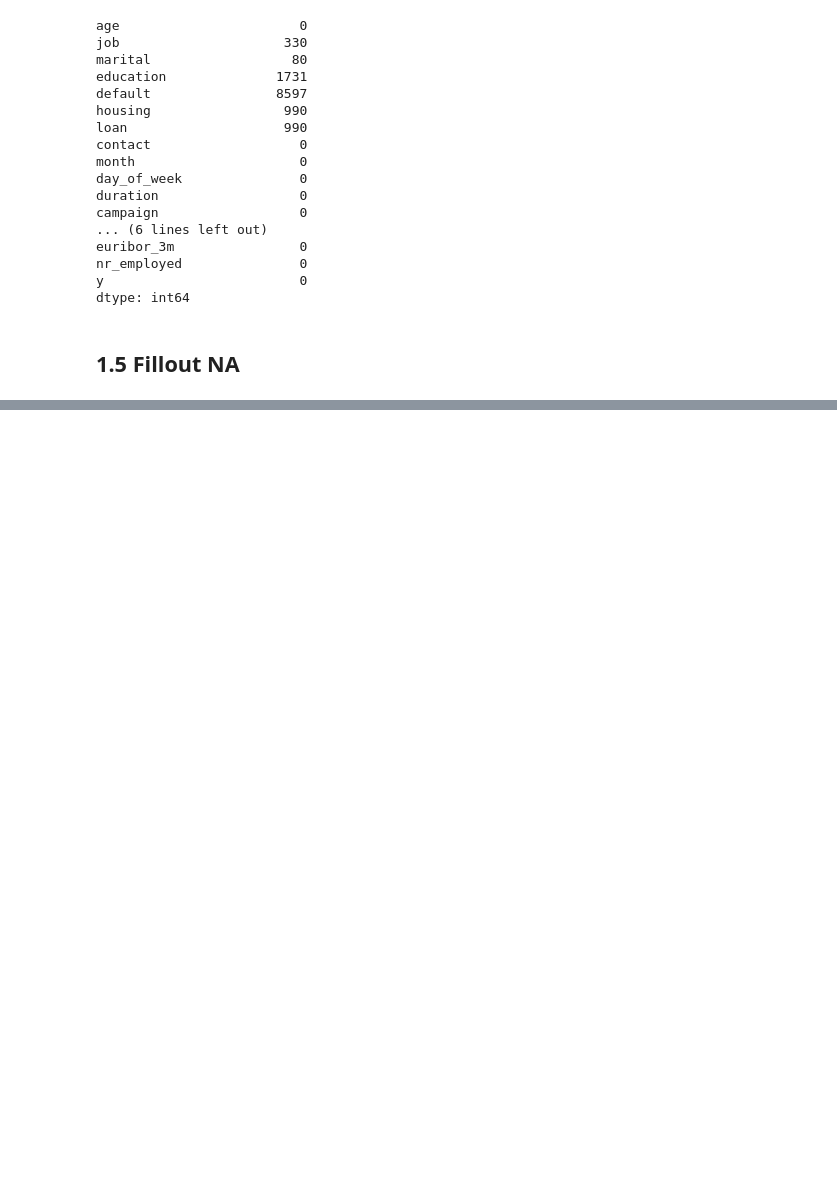
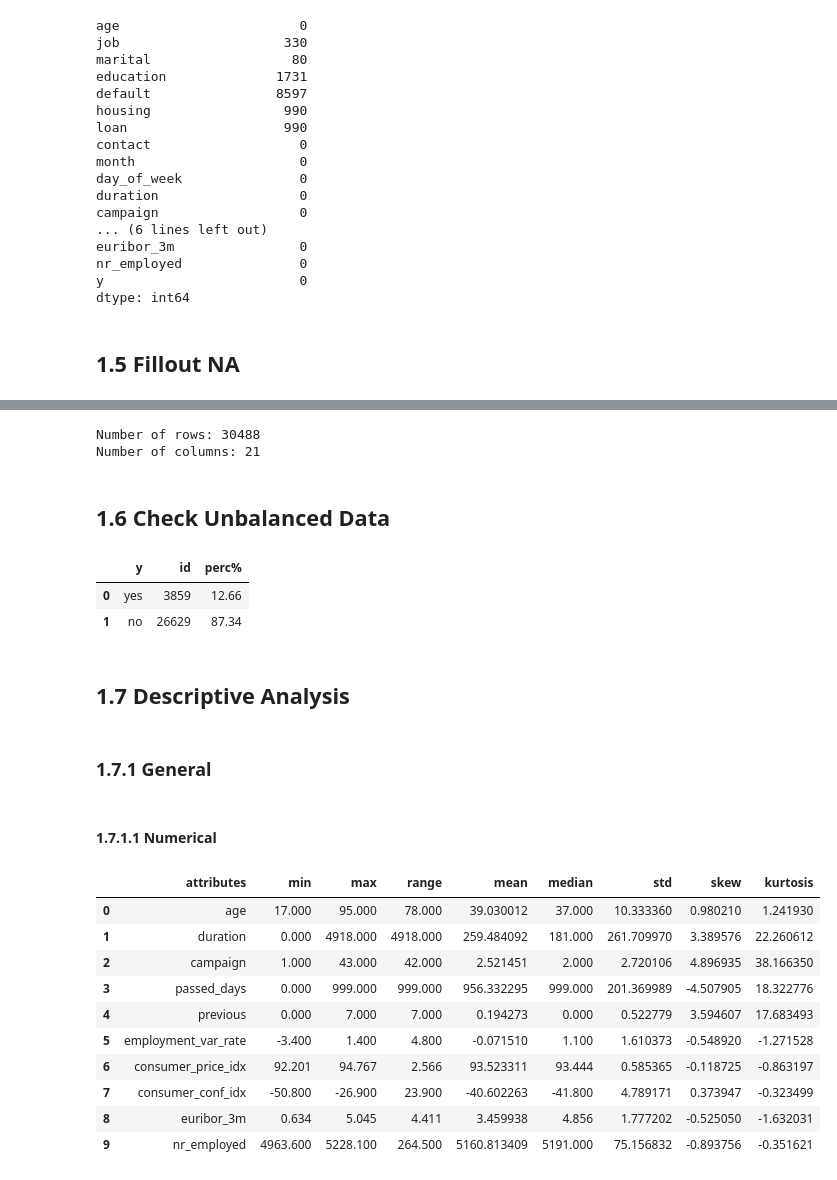
Before and after one commit to panambY/Bank_Marketing, a Jupyter notebook: Bank_Marketing.ipynb, the cells around one changed output, grey strips where cells are left out. Saved outputs shown, nothing was run; the diff lists cells and outputs as text; code cells hidden in the pictures; blank space fills up the shorter version.

```diff
--- a/Bank_Marketing.ipynb
+++ b/Bank_Marketing.ipynb
@@ -191,0 +192,8 @@ df1[df1['job'].isna()==True]
+# %%
+print( 'Number of rows: {}'.format( df1.shape[0] ) )
+print( 'Number of columns: {}'.format( df1.shape[1] ) )
+# %% [output]
+Number of rows: 30488
+Number of columns: 21
+# %% [markdown]
+## 1.6 Check Unbalanced Data
@@ -191,0 +208,12 @@ df1[df1['job'].isna()==True]
+# %%
+df_balanced = df1[['id', 'y']].groupby( 'y' ).count().sort_values( 'id' ).reset_index()
+df_balanced['perc%'] = 100*np.round( ( df_balanced['id'] / np.sum( df_balanced['id'] ) ), 4 )
+df_balanced
+# %% [output]
+|  | y | id | perc% |
+| 0 | yes | 3859 | 12.66 |
+| 1 | no | 26629 | 87.34 |
+# %% [markdown]
+## 1.7 Descriptive Analysis
+# %% [markdown]
+### 1.7.1 General
@@ -191,0 +224,31 @@ df1[df1['job'].isna()==True]
+# %% [markdown]
+#### 1.7.1.1 Numerical
+# %%
+# Central Tendency
+ct1 = pd.DataFrame( num_attributes.apply( np.mean ) ).T
+ct2 = pd.DataFrame( num_attributes.apply( np.median ) ).T
+
+# Dispersion
+d1 = pd.DataFrame( num_attributes.apply( np.std ) ).T
+d2 = pd.DataFrame( num_attributes.apply( min ) ).T
+d3 = pd.DataFrame( num_attributes.apply( max ) ).T
+d4 = pd.DataFrame( num_attributes.apply( lambda x: x.max() - x.min() ) ).T
+d5 = pd.DataFrame( num_attributes.apply( lambda x: x.skew() ) ).T
+d6 = pd.DataFrame( num_attributes.apply( lambda x: x.kurtosis() ) ).T
+
+# Concatenar
+ct = pd.concat( [d2, d3, d4, ct1, ct2, d1, d5, d6] ).T.reset_index()
+ct.columns = ['attributes', 'min', 'max', 'range', 'mean', 'median', 'std', 'skew', 'kurtosis']
+ct
+# %% [output]
+|  | attributes | min | max | range | mean | median | std | skew | kurtosis |
+| 0 | age | 17.000 | 95.000 | 78.000 | 39.030012 | 37.000 | 10.333360 | 0.980210 | 1.241930 |
+| 1 | duration | 0.000 | 4918.000 | 4918.000 | 259.484092 | 181.000 | 261.709970 | 3.389576 | 22.260612 |
+| 2 | campaign | 1.000 | 43.000 | 42.000 | 2.521451 | 2.000 | 2.720106 | 4.896935 | 38.166350 |
+| 3 | passed_days | 0.000 | 999.000 | 999.000 | 956.332295 | 999.000 | 201.369989 | -4.507905 | 18.322776 |
+| 4 | previous | 0.000 | 7.000 | 7.000 | 0.194273 | 0.000 | 0.522779 | 3.594607 | 17.683493 |
+| 5 | employment_var_rate | -3.400 | 1.400 | 4.800 | -0.071510 | 1.100 | 1.610373 | -0.548920 | -1.271528 |
+| 6 | consumer_price_idx | 92.201 | 94.767 | 2.566 | 93.523311 | 93.444 | 0.585365 | -0.118725 | -0.863197 |
+| 7 | consumer_conf_idx | -50.800 | -26.900 | 23.900 | -40.602263 | -41.800 | 4.789171 | 0.373947 | -0.323499 |
+| 8 | euribor_3m | 0.634 | 5.045 | 4.411 | 3.459938 | 4.856 | 1.777202 | -0.525050 | -1.632031 |
+| 9 | nr_employed | 4963.600 | 5228.100 | 264.500 | 5160.813409 | 5191.000 | 75.156832 | -0.893756 | -0.351621 |
```
Also changed, not shown: parts of 20 cells of this notebook.
